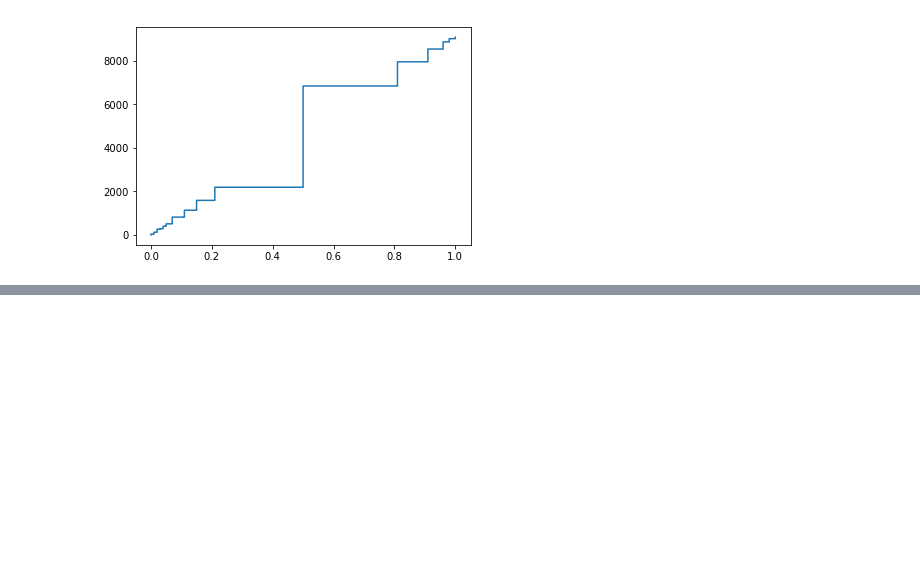
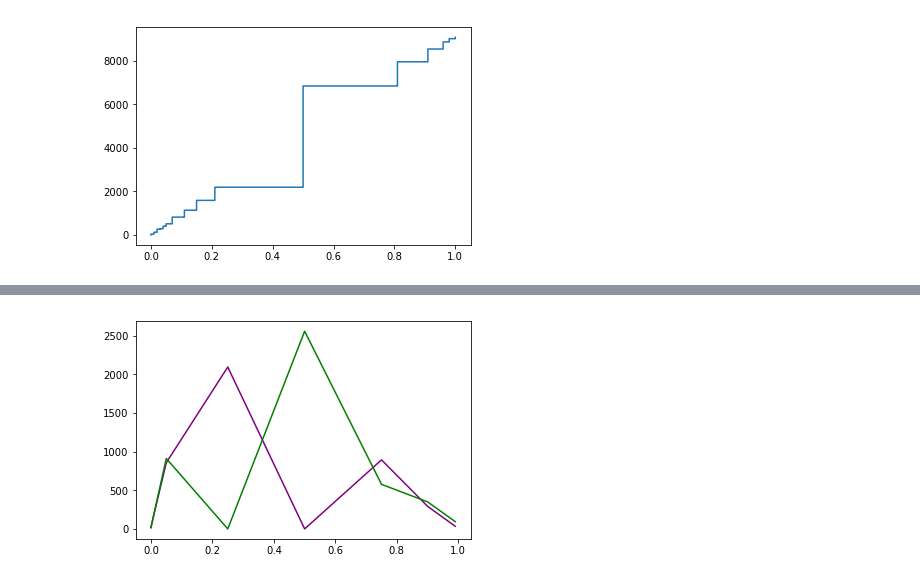
Before and after one commit to hanhanwu/Hanhan_Data_Science_Practice, a Jupyter notebook: Applied_Statistics/thinkstats_chapter3.ipynb, the cells around one changed output, grey strips where cells are left out. Saved outputs shown, nothing was run; the diff lists cells and outputs as text; code cells hidden in the pictures; blank space fills up the shorter version.

```diff
--- a/Applied_Statistics/thinkstats_chapter3.ipynb
+++ b/Applied_Statistics/thinkstats_chapter3.ipynb
@@ -64,0 +91,17 @@ plt.show()
+# %%
+# Now let's check the probability between first born pregency length and other born pregency length
+
+first_baby = preg_raw.where(preg_raw['birthord']==1.0).dropna()
+other_baby = preg_raw.where(preg_raw['birthord']>1.0).dropna()
+# %%
+first_baby['prglngth_percentile'] = first_baby['prglngth'].transform(get_lst_percentile)
+other_baby['prglngth_percentile'] = other_baby['prglngth'].transform(get_lst_percentile)
+# %%
+bin_edges = [0, 0.01, 0.05, 0.25, 0.5, 0.75, 0.9, 0.99, 1]
+hist_vals1 = customize_hist_vals(first_baby['prglngth_percentile'], bin_edges)
+hist_vals2 = customize_hist_vals(other_baby['prglngth_percentile'], bin_edges)
+plt.plot(bin_edges[:-1], hist_vals1, c='purple')
+plt.plot(bin_edges[:-1], hist_vals2, c='green')
+plt.show()
+# %% [output]
+[figure, added]
```
Also changed, not shown: parts of 12 cells of this notebook.
